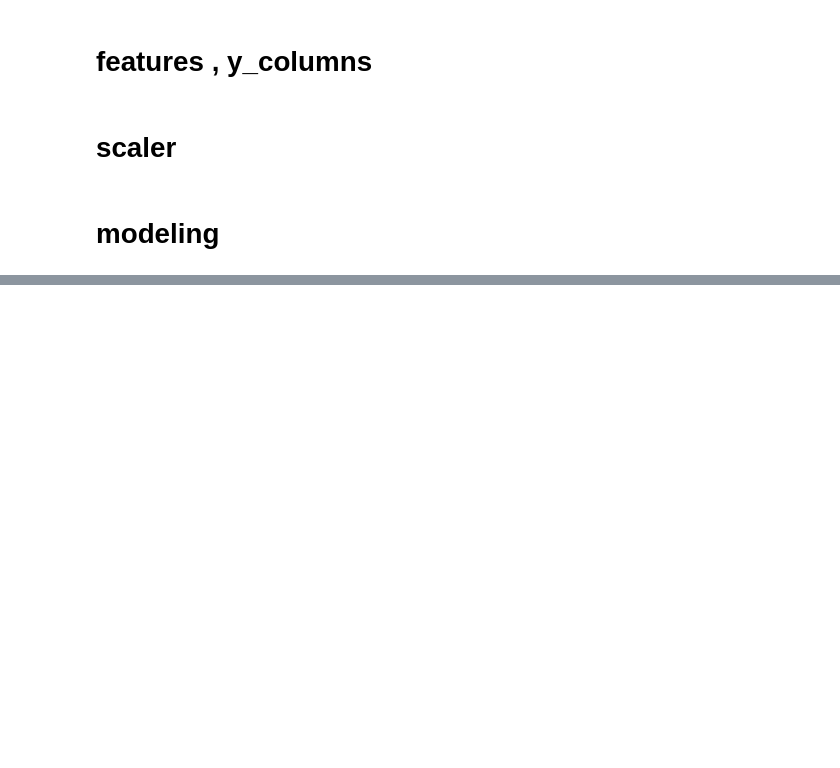
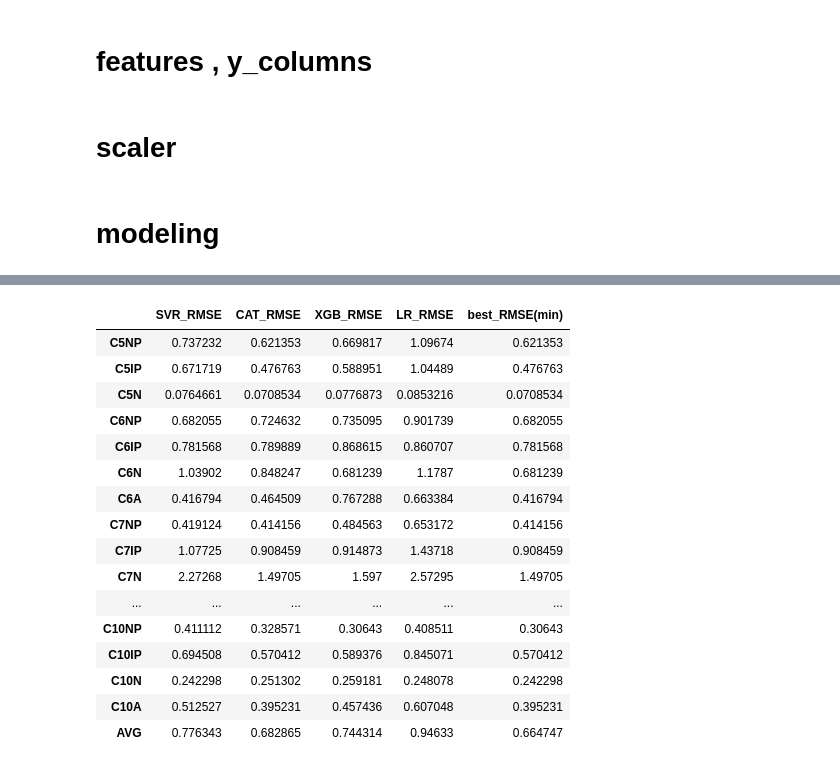
Before and after one commit to skywalker0803r/works, a Jupyter notebook: MultiOutputRegressor.ipynb, the cells around one changed output, grey strips where cells are left out. Drawn from its saved outputs; the diff is of its cells as text; code cells hidden in the pictures; blank space fills up the shorter version.

```diff
--- a/MultiOutputRegressor.ipynb
+++ b/MultiOutputRegressor.ipynb
@@ -251,0 +107,36 @@ modeling(MLPRegressor(),train,test)
+# %%
+SVR_res = modeling(SVR(),train,test)
+SVR_res.columns = ['SVR_'+i for i in SVR_res.columns.tolist()]
+
+cat_res = modeling(CatBoostRegressor(learning_rate = 0.1,n_estimators=100,verbose=0),train,test)
+cat_res.columns = ['CAT_'+i for i in cat_res.columns.tolist()]
+
+xgb_res = modeling(XGBRegressor(learning_rate=0.1,n_estimators=100,objective='reg:squarederror'),train,test)
+xgb_res.columns = ['XGB_'+i for i in xgb_res.columns.tolist()]
+
+lr_res = modeling(LinearRegression(),train,test)
+lr_res.columns = ['LR_'+i for i in lr_res.columns.tolist()]
+
+all_res = SVR_res.join(cat_res).join(xgb_res).join(lr_res)
+all_res = all_res[['SVR_RMSE','CAT_RMSE','XGB_RMSE','LR_RMSE']]
+all_res['best_RMSE(min)'] = all_res.min(axis=1)
+all_res.loc['AVG'] = all_res.mean(axis=0)
+all_res.style.background_gradient(axis=1)
+# %% [output]
+|  | SVR_RMSE | CAT_RMSE | XGB_RMSE | LR_RMSE | best_RMSE(min) |
+| C5NP | 0.737232 | 0.621353 | 0.669817 | 1.09674 | 0.621353 |
+| C5IP | 0.671719 | 0.476763 | 0.588951 | 1.04489 | 0.476763 |
+| C5N | 0.0764661 | 0.0708534 | 0.0776873 | 0.0853216 | 0.0708534 |
+| C6NP | 0.682055 | 0.724632 | 0.735095 | 0.901739 | 0.682055 |
+| C6IP | 0.781568 | 0.789889 | 0.868615 | 0.860707 | 0.781568 |
+| C6N | 1.03902 | 0.848247 | 0.681239 | 1.1787 | 0.681239 |
+| C6A | 0.416794 | 0.464509 | 0.767288 | 0.663384 | 0.416794 |
+| C7NP | 0.419124 | 0.414156 | 0.484563 | 0.653172 | 0.414156 |
+| C7IP | 1.07725 | 0.908459 | 0.914873 | 1.43718 | 0.908459 |
+| C7N | 2.27268 | 1.49705 | 1.597 | 2.57295 | 1.49705 |
+| ... | ... | ... | ... | ... | ... |
+| C10NP | 0.411112 | 0.328571 | 0.30643 | 0.408511 | 0.30643 |
+| C10IP | 0.694508 | 0.570412 | 0.589376 | 0.845071 | 0.570412 |
+| C10N | 0.242298 | 0.251302 | 0.259181 | 0.248078 | 0.242298 |
+| C10A | 0.512527 | 0.395231 | 0.457436 | 0.607048 | 0.395231 |
+| AVG | 0.776343 | 0.682865 | 0.744314 | 0.94633 | 0.664747 |
```
Also changed, not shown: parts of 17 cells of this notebook.
